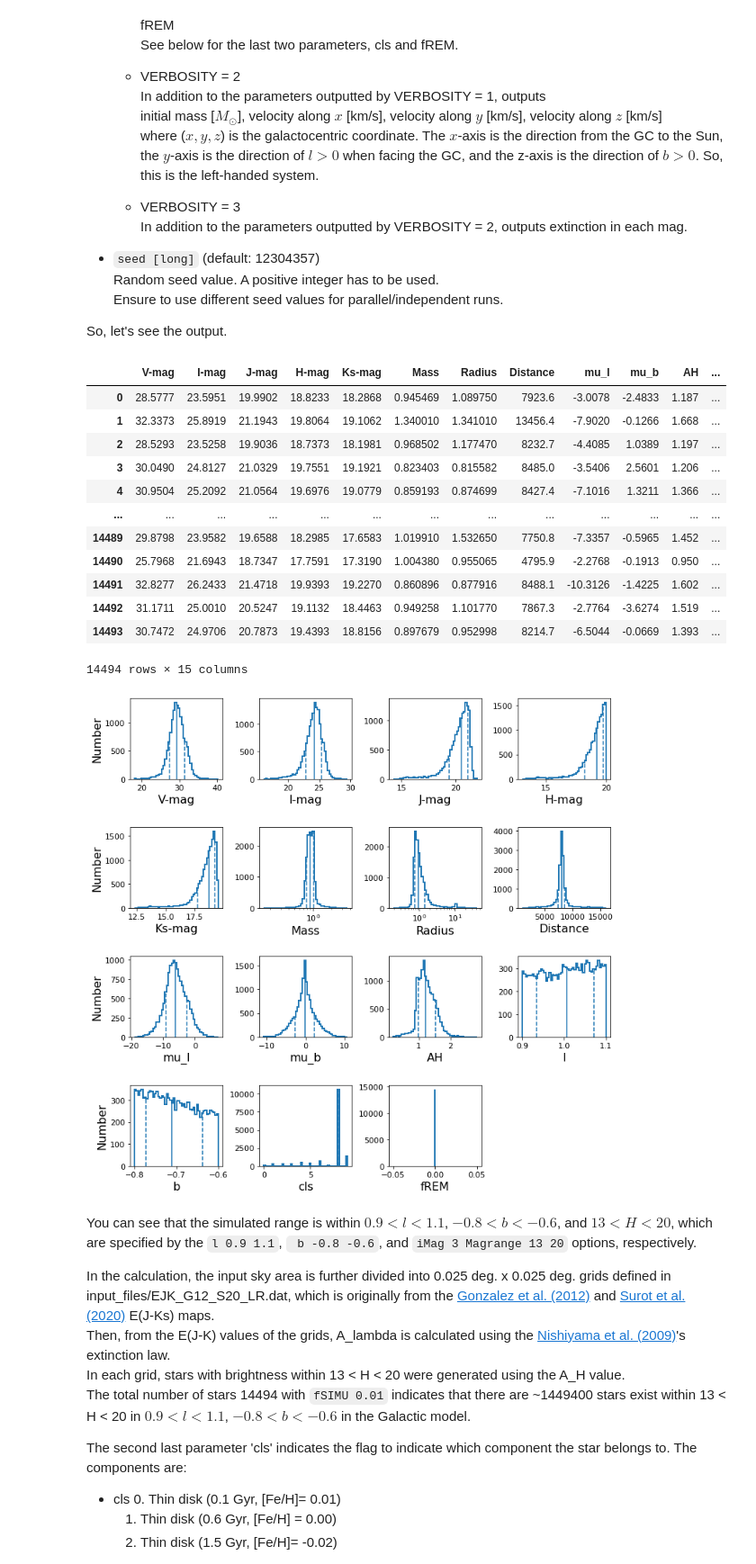
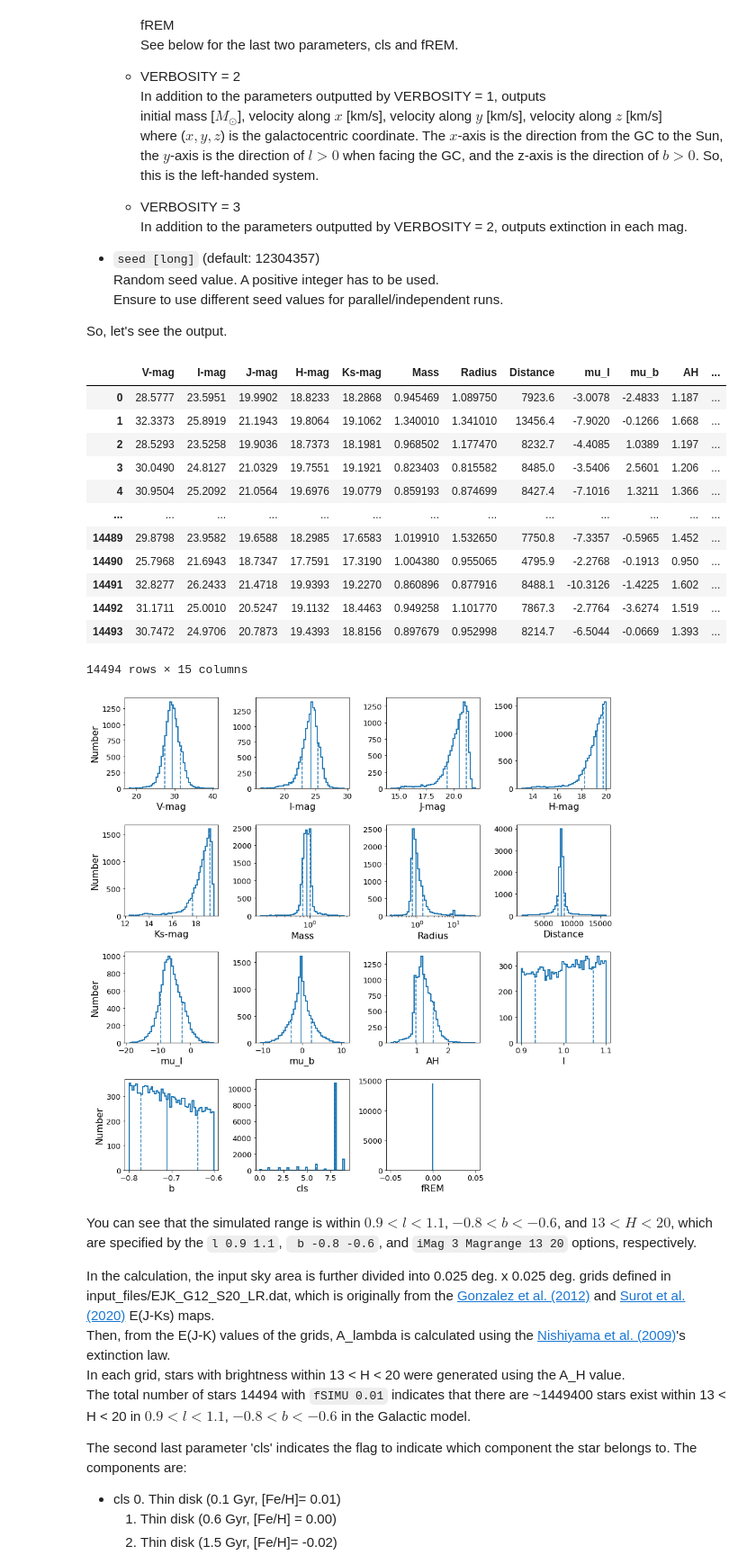
Before and after one commit to nkoshimoto/genstars, a Jupyter notebook: genstars_samples.ipynb, the cells around one changed output. Shown at 90% size. Cells and saved outputs as stored; diff of their text form; code cells hidden in the pictures.

```diff
--- a/genstars_samples.ipynb
+++ b/genstars_samples.ipynb
@@ -147,7 +150,7 @@ def plot_hist (axis, data, xbins, col = 'C1', log = 0, label = None) :
         axis.vlines(xeach, 0, yeach, ls = lss[i], color = col)
 
 
-def print_and_hist (file, header) :
+def print_and_hist (file, header, logparams = []) :
     # Read the star list
     data = np.loadtxt(file)
     dataset = pd.DataFrame(data, columns=header)
@@ -160,11 +163,11 @@ def print_and_hist (file, header) :
     Ny = np.int(nparam / Nx)
     if(Nx * Ny < nparam) : Ny += 1
 
-    plt.rcParams["font.size"] = 11
+    plt.rcParams["font.size"] = 13
     # print(Nx, Ny, nparam)
 
-    fig, ax = plt.subplots(Ny, Nx, figsize=(12, 12*Ny/Nx))
-    plt.subplots_adjust(wspace=0.4, hspace=0.6)
+    fig, ax = plt.subplots(Ny, Nx, figsize=(15, 15*Ny/Nx))
+    plt.subplots_adjust(wspace=0.4, hspace=0.4)
     # print(ax.shape)
     dataT = data.T
     for i in range(Ny*Nx) :
@@ -176,7 +179,7 @@ def print_and_hist (file, header) :
         xmin, xmax = np.percentile(dataT[i], q=100*np.array([0.0001, 0.9999]))
         NXBIN = 50
 
-        if (header[i] == 'Mass' or header[i] == 'Radius' or header[i] == 'InitialMass') :
+        if (header[i] in logparams) :
             LOG = 1
         else :
             LOG = 0
@@ -190,23 +193,23 @@ def print_and_hist (file, header) :
             ax[ix,iy].set_ylabel(r'Number', fontsize = 16)
         ax[ix,iy].set_xlabel('{}'.format(header[i]), fontsize = 16)
         # ax[ix,iy].legend(fontsize = 18, loc='upper left')
-# %%
-print_and_hist(file, header)
-# %% [output]
-|  | V-mag | I-mag | J-mag | H-mag | Ks-mag | Mass | Radius | Distance | mu_l | mu_b | AH | ... |
-| 0 | 28.5777 | 23.5951 | 19.9902 | 18.8233 | 18.2868 | 0.945469 | 1.089750 | 7923.6 | -3.0078 | -2.4833 | 1.187 | ... |
-| 1 | 32.3373 | 25.8919 | 21.1943 | 19.8064 | 19.1062 | 1.340010 | 1.341010 | 13456.4 | -7.9020 | -0.1266 | 1.668 | ... |
-| 2 | 28.5293 | 23.5258 | 19.9036 | 18.7373 | 18.1981 | 0.968502 | 1.177470 | 8232.7 | -4.4085 | 1.0389 | 1.197 | ... |
-| 3 | 30.0490 | 24.8127 | 21.0329 | 19.7551 | 19.1921 | 0.823403 | 0.815582 | 8485.0 | -3.5406 | 2.5601 | 1.206 | ... |
-| 4 | 30.9504 | 25.2092 | 21.0564 | 19.6976 | 19.0779 | 0.859193 | 0.874699 | 8427.4 | -7.1016 | 1.3211 | 1.366 | ... |
-| ... | ... | ... | ... | ... | ... | ... | ... | ... | ... | ... | ... | ... |
-| 14489 | 29.8798 | 23.9582 | 19.6588 | 18.2985 | 17.6583 | 1.019910 | 1.532650 | 7750.8 | -7.3357 | -0.5965 | 1.452 | ... |
-| 14490 | 25.7968 | 21.6943 | 18.7347 | 17.7591 | 17.3190 | 1.004380 | 0.955065 | 4795.9 | -2.2768 | -0.1913 | 0.950 | ... |
-| 14491 | 32.8277 | 26.2433 | 21.4718 | 19.9393 | 19.2270 | 0.860896 | 0.877916 | 8488.1 | -10.3126 | -1.4225 | 1.602 | ... |
-| 14492 | 31.1711 | 25.0010 | 20.5247 | 19.1132 | 18.4463 | 0.949258 | 1.101770 | 7867.3 | -2.7764 | -3.6274 | 1.519 | ... |
-| 14493 | 30.7472 | 24.9706 | 20.7873 | 19.4393 | 18.8156 | 0.897679 | 0.952998 | 8214.7 | -6.5044 | -0.0669 | 1.393 | ... |
-14494 rows × 15 columns
-[figure, removed]
+# %%
+print_and_hist(file, header, logparams = ['Mass', 'Radius']) # logparams: header name you want to plot in logscale
+# %% [output]
+|  | V-mag | I-mag | J-mag | H-mag | Ks-mag | Mass | Radius | Distance | mu_l | mu_b | AH | ... |
+| 0 | 28.5777 | 23.5951 | 19.9902 | 18.8233 | 18.2868 | 0.945469 | 1.089750 | 7923.6 | -3.0078 | -2.4833 | 1.187 | ... |
+| 1 | 32.3373 | 25.8919 | 21.1943 | 19.8064 | 19.1062 | 1.340010 | 1.341010 | 13456.4 | -7.9020 | -0.1266 | 1.668 | ... |
+| 2 | 28.5293 | 23.5258 | 19.9036 | 18.7373 | 18.1981 | 0.968502 | 1.177470 | 8232.7 | -4.4085 | 1.0389 | 1.197 | ... |
+| 3 | 30.0490 | 24.8127 | 21.0329 | 19.7551 | 19.1921 | 0.823403 | 0.815582 | 8485.0 | -3.5406 | 2.5601 | 1.206 | ... |
+| 4 | 30.9504 | 25.2092 | 21.0564 | 19.6976 | 19.0779 | 0.859193 | 0.874699 | 8427.4 | -7.1016 | 1.3211 | 1.366 | ... |
+| ... | ... | ... | ... | ... | ... | ... | ... | ... | ... | ... | ... | ... |
+| 14489 | 29.8798 | 23.9582 | 19.6588 | 18.2985 | 17.6583 | 1.019910 | 1.532650 | 7750.8 | -7.3357 | -0.5965 | 1.452 | ... |
+| 14490 | 25.7968 | 21.6943 | 18.7347 | 17.7591 | 17.3190 | 1.004380 | 0.955065 | 4795.9 | -2.2768 | -0.1913 | 0.950 | ... |
+| 14491 | 32.8277 | 26.2433 | 21.4718 | 19.9393 | 19.2270 | 0.860896 | 0.877916 | 8488.1 | -10.3126 | -1.4225 | 1.602 | ... |
+| 14492 | 31.1711 | 25.0010 | 20.5247 | 19.1132 | 18.4463 | 0.949258 | 1.101770 | 7867.3 | -2.7764 | -3.6274 | 1.519 | ... |
+| 14493 | 30.7472 | 24.9706 | 20.7873 | 19.4393 | 18.8156 | 0.897679 | 0.952998 | 8214.7 | -6.5044 | -0.0669 | 1.393 | ... |
+14494 rows × 15 columns
+[figure, added]
 # %% [markdown]
 You can see that the simulated range is within $0.9 < l < 1.1$, $-0.8 < b < -0.6$, and $13 < H < 20$, which are specified by the `l 0.9 1.1`, ` b -0.8 -0.6`, and `iMag 3 Magrange 13 20` options, respectively.
 
```
Also changed, not shown: parts of 7 cells of this notebook.
